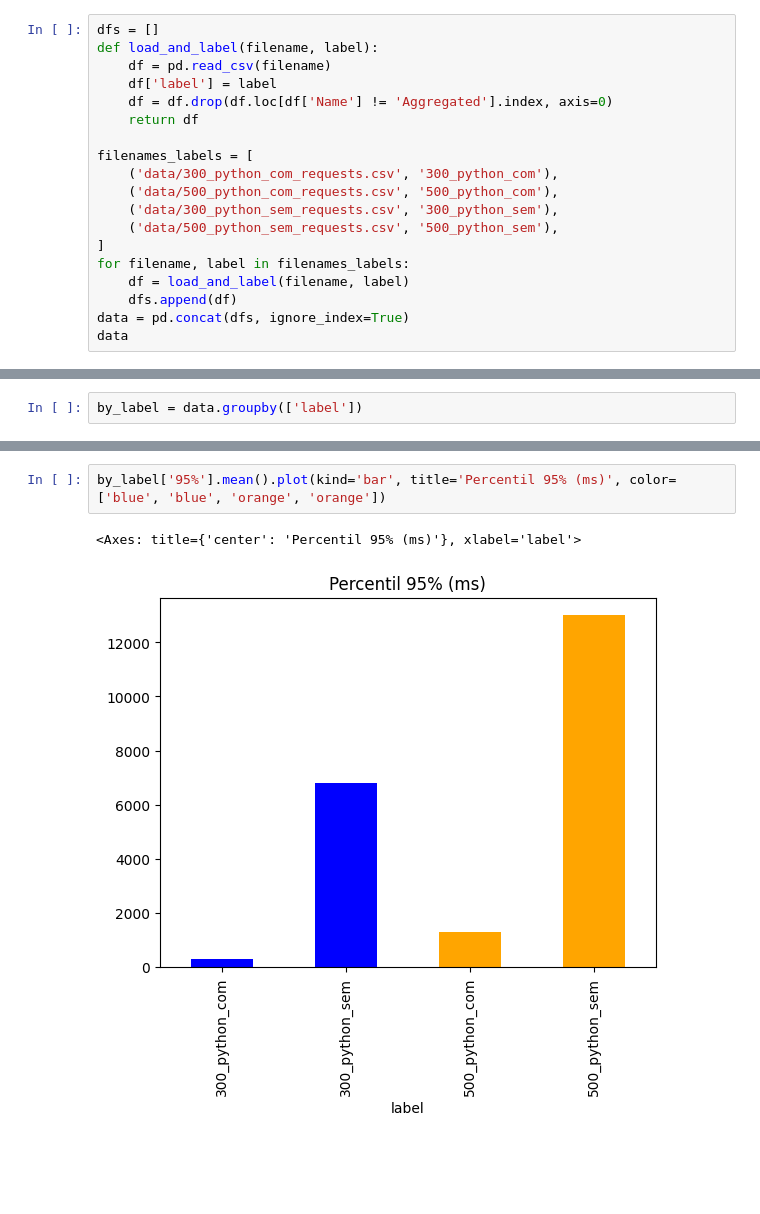
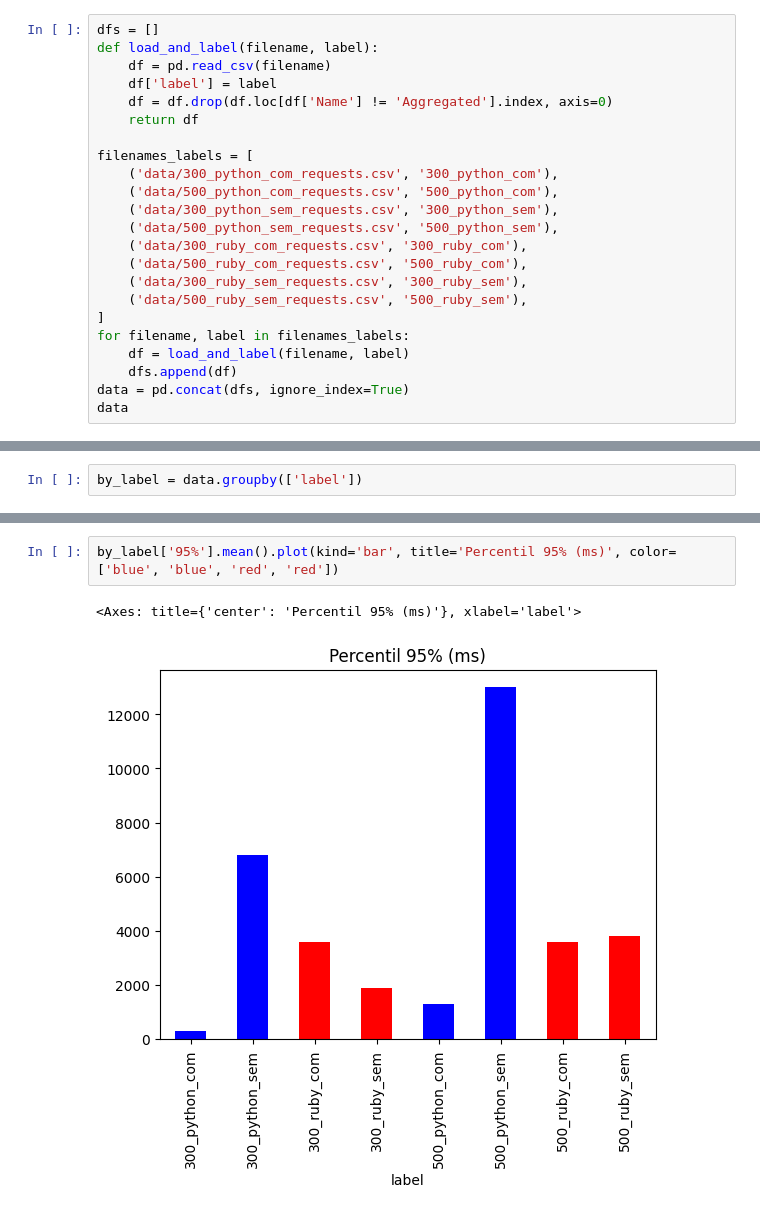
Before and after one commit to rafaelsalb/comp-dist-av2, a Jupyter notebook: lista_docker/4/graphs.ipynb, the cells around one changed output, grey strips where cells are left out. Cells and saved outputs as stored; diff of their text form; blank space fills up the shorter version.

```diff
--- a/lista_docker/4/graphs.ipynb
+++ b/lista_docker/4/graphs.ipynb
@@ -14,6 +14,10 @@ filenames_labels = [
     ('data/500_python_com_requests.csv', '500_python_com'),
     ('data/300_python_sem_requests.csv', '300_python_sem'),
     ('data/500_python_sem_requests.csv', '500_python_sem'),
+    ('data/300_ruby_com_requests.csv', '300_ruby_com'),
+    ('data/500_ruby_com_requests.csv', '500_ruby_com'),
+    ('data/300_ruby_sem_requests.csv', '300_ruby_sem'),
+    ('data/500_ruby_sem_requests.csv', '500_ruby_sem'),
 ]
 for filename, label in filenames_labels:
     df = load_and_label(filename, label)
@@ -62,5 +74,5 @@ by_label['Failure Count'].mean().plot(kind='bar', title='Quantidade de falhas',
 # %%
-by_label['95%'].mean().plot(kind='bar', title='Percentil 95% (ms)', color=['blue', 'blue', 'orange', 'orange'])
+by_label['95%'].mean().plot(kind='bar', title='Percentil 95% (ms)', color=['blue', 'blue', 'red', 'red'])
 # %% [output]
 <Axes: title={'center': 'Percentil 95% (ms)'}, xlabel='label'>
-[figure, old version]
+[figure, new version]
```
Also changed, not shown: parts of 6 cells of this notebook, 1 other file.
